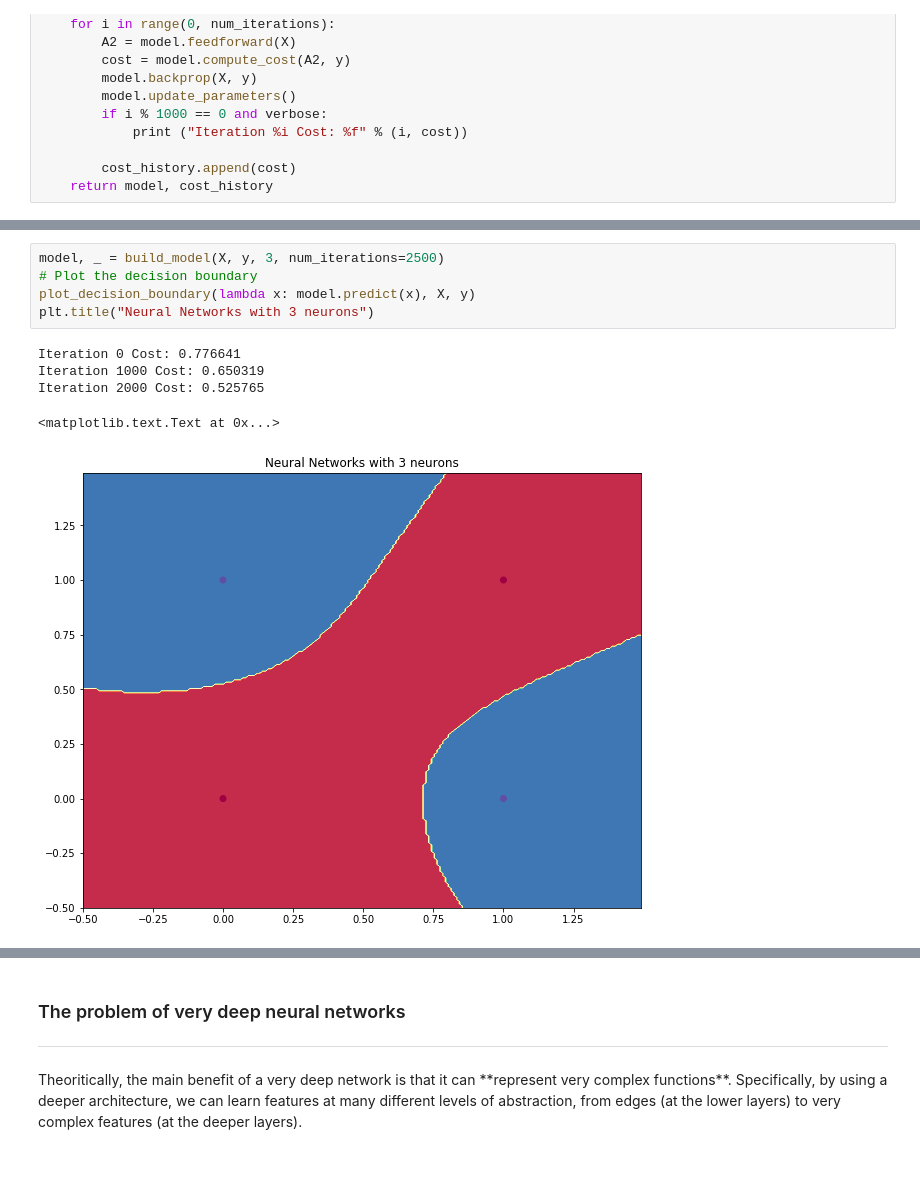
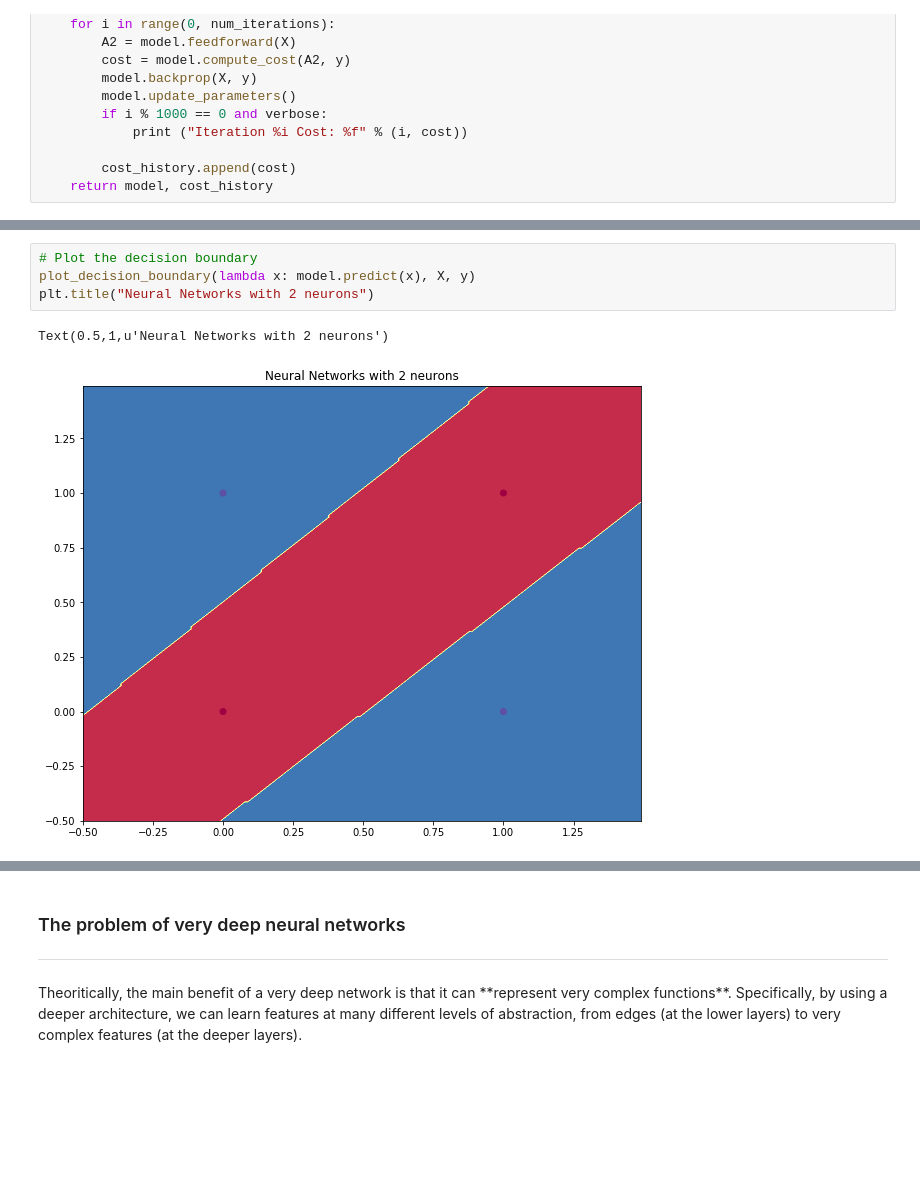
Before and after one commit to chrisbangun/tvlk-dataday, a Jupyter notebook: DNN/NeuralNetwork.ipynb, the cells around one changed output, grey strips where cells are left out. Drawn from its saved outputs; the diff is of its cells as text; blank space fills up the shorter version.

```diff
--- a/DNN/NeuralNetwork.ipynb
+++ b/DNN/NeuralNetwork.ipynb
@@ -226,11 +250,7 @@ def build_model(X, y, num_hidden, learning_rate=0.01, num_iterations=50000, verb
 # %%
-model, _ = build_model(X, y, 3, num_iterations=2500)
 # Plot the decision boundary
 plot_decision_boundary(lambda x: model.predict(x), X, y)
-plt.title("Neural Networks with 3 neurons")
+plt.title("Neural Networks with 2 neurons")
 # %% [output]
-Iteration 0 Cost: 0.776641
-Iteration 1000 Cost: 0.650319
-Iteration 2000 Cost: 0.525765
+Text(0.5,1,u'Neural Networks with 2 neurons')
-<matplotlib.text.Text at 0x...>
-[figure, old version]
+[figure, new version]
```
Also changed, not shown: parts of 16 cells of this notebook, 1 other file.
